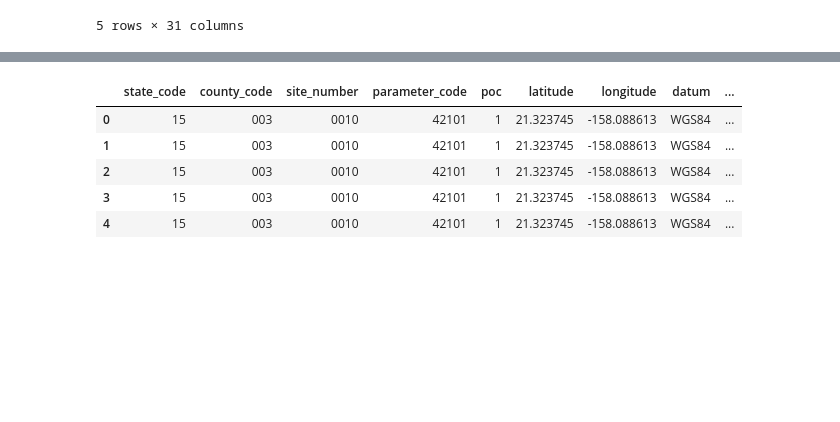
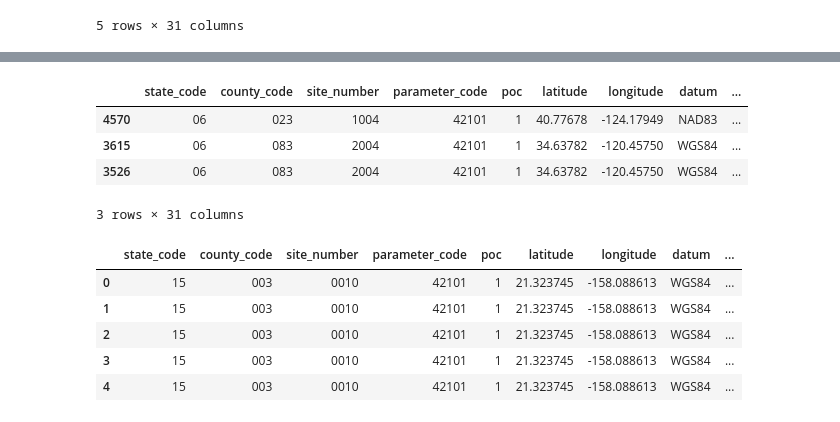
Before and after one commit to TrentELittle/BootcampProject1, a Jupyter notebook: project_main.ipynb, the cells around one changed output, grey strips where cells are left out. Cells and saved outputs as stored; diff of their text form; code cells hidden in the pictures; blank space fills up the shorter version.

```diff
--- a/project_main.ipynb
+++ b/project_main.ipynb
@@ -49,3 +67,11 @@ cali_df.head()
+# %%
+cali_df.nsmallest(3, 'first_max_value')
+# %% [output]
+|  | state_code | county_code | site_number | parameter_code | poc | latitude | longitude | datum | ... |
+| 4570 | 06 | 023 | 1004 | 42101 | 1 | 40.77678 | -124.17949 | NAD83 | ... |
+| 3615 | 06 | 083 | 2004 | 42101 | 1 | 34.63782 | -120.45750 | WGS84 | ... |
+| 3526 | 06 | 083 | 2004 | 42101 | 1 | 34.63782 | -120.45750 | WGS84 | ... |
+3 rows × 31 columns
 # %%
 # Create a DataFrame for Hawaii and pull carbon monoxide data from API
 hawaii_params = {"email" : email_address, "key" : aqs_api_key, "param" : "42101",
```
Also changed, not shown: parts of 3 cells of this notebook.
